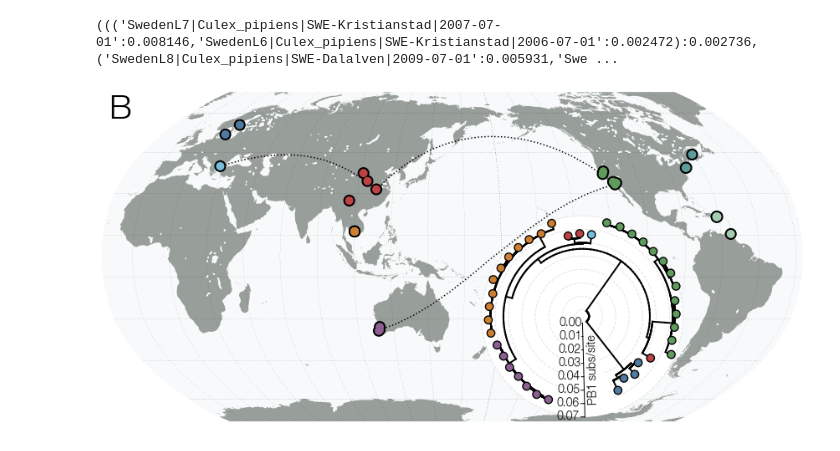
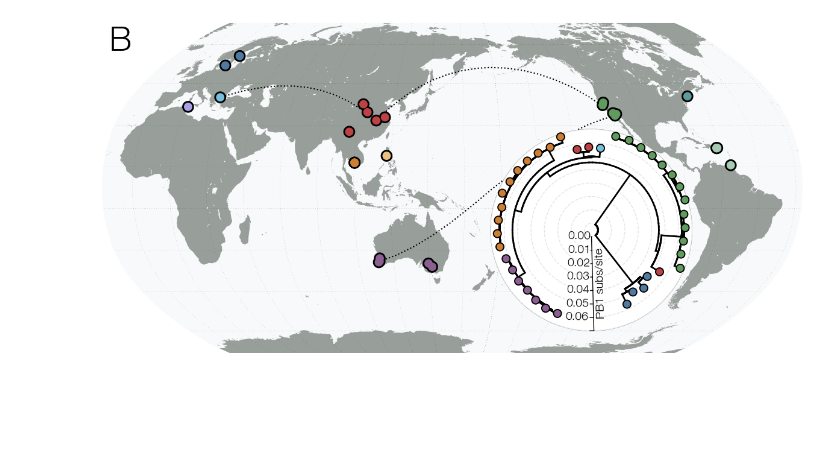
Before and after one commit to evogytis/orthomyxo-metagenomics, a Jupyter notebook: scripts/fig-1-tracking.ipynb, the cells around one changed output. Saved outputs shown, nothing was run; the diff lists cells and outputs as text; code cells hidden in the pictures; blank space fills up the shorter version.

```diff
--- a/scripts/fig-1-tracking.ipynb
+++ b/scripts/fig-1-tracking.ipynb
@@ -311,0 +382,8 @@ seg7 hypothetical
+# %%
+h=[14.268,28.342]
+mr=bt.decimalDate('2019-06-11')
+
+print(hpd(spread_dates,0.95))
+print(28.342-14.268)
+print(2007.2093489623587-1996.6529509849881)
+print([mr-i for i in h])
@@ -352,9 +435,13 @@ def polar_transform(ax,tree,circStart=0.0,circFrac=1.0,inwardSpace=0.0,precision
         x=normaliseHeight(i+inwardSpace) ## tick position
         ax.plot(np.sin(y_line)*x,np.cos(y_line)*x,color='k',lw=1) ## plot tick
 
-        ax.plot(np.sin(np.linspace(y0,y0+circ+(circ_s-y0),100))*x,np.cos(np.linspace(y0,y0+circ+(circ_s-y0),100))*x,color='lightgrey',ls='--',alpha=0.6,lw=1,zorder=0) ## plot faint full circle for labelled ticks
+        ax.plot(np.sin(np.linspace(-np.pi,np.pi,100))*x,np.cos(np.linspace(-np.pi,np.pi,100))*x,color='lightgrey',ls='--',alpha=0.6,lw=1,zorder=1) ## plot faint full circle for labelled ticks
 
-        ax.text(np.sin(y_line[-1]+w*0.4)*x,np.cos(y_line[-1]+w*0.4)*x,'%.2f'%(i),ha='right',va='center',size=14,rotation=-np.rad2deg(y_line[-1])+180,rotation_mode='anchor') ## add tick label
+        if i==0.07:
+            ax.plot(np.sin(np.linspace(-np.pi,np.pi,100))*x,np.cos(np.linspace(-np.pi,np.pi,100))*x,color='dimgrey',ls='-',alpha=1.0,lw=1,zorder=0) ## plot faint full circle for labelled ticks
+
+        if i<0.07:
+            ax.text(np.sin(y_line[-1]+w*0.4)*x,np.cos(y_line[-1]+w*0.4)*x,'%.2f'%(i),ha='right',va='center',size=14,rotation=-np.rad2deg(y_line[-1])+180,rotation_mode='anchor') ## add tick label
 
     #### scale bar label
     ax.text(np.sin(y0-0.06)*np.mean([x0,x1]),np.cos(y0-0.06)*np.mean([x0,x1]),'PB1 subs/site',size=14,ha='center',va='top',rotation=-np.rad2deg(y0)-90,rotation_mode='anchor')
@@ -426,23 +513,29 @@ tip_colours={'CHN': '#bc4244',
              'SWE-Kristianstad': '#517b9e',
              'SWE-Dalalven': '#517b9e',
              'USA-CA': '#609b5e',
-             'USA-NJ': '#5e9b9b',
+#              'USA-NJ': '#5e9b9b',
+             'USA-CT': '#5e9b9b',
              'AUS': '#8b5f92',
              'KHM': '#cc7f33',
              'GRC': '#77BEDB',
              'PRI': '#A5CCB2',
-             'TTO': '#A5CCB2'}
+             'TTO': '#A5CCB2',
+             'TUN': '#aaa0e8',
+             'PHL': '#ebc180'}
 
 sampling_locations={'USA-CA': [(37.55697,-122.07938),(32.7962659,-116.9594824),(33.954615,-117.693828),(33.516797,-116.082468),(38.739939,-121.305636)],
-                    'USA-NJ': [(40.4417743,-74.1298643),(46.498390,-66.159668),(40.3806901,-74.5316938)],
-                    'CHN': [(30.592800, 114.305500),(34.341568,108.940178),(37.987057, 106.030434),(25.483,100.583)],
-                    'AUS': [(-33.305752, 115.697355),(-33.653504, 115.224000),(-31.905945, 115.973327)],
+#                     'USA-NJ': [(40.4417743,-74.1298643),(46.498390,-66.159668),(40.3806901,-74.5316938)],
+                    'USA-CT': [(41.599998, -72.699997)],
+                    'CHN': [(30.592800, 114.305500),(34.341568,108.940178),(37.987057, 106.030434),(25.483,100.583), (32.05, 118.78)],
+                    'AUS': [(-33.305752, 115.697355),(-33.653504, 115.224000),(-31.905945, 115.973327), (-35.724582672, 144.084854125), (-34.206841, 142.13649)],
                     'KHM': [(11.472294,104.543647), (11.470297,104.534118), (11.470745,104.528648), (11.46812,104.536349), (11.465822,104.529616)],
                     'SWE-Dalalven': [(60.641667, 17.450000)],
                     'SWE-Kristianstad': [(56.029400, 14.156700)],
                     'GRC': [(41.129500, 24.887700)],
                     'PRI': [(18.201300, -67.145200),(18.050000, -67.059300),(18.080700, -67.041100),(18.162778, -66.722222)],
-                    'TTO': [(10.3190467,-61.1301249)]}
+                    'TTO': [(10.3190467,-61.1301249)],
+                    'TUN': [(36.803817, 9.9424)],
+                    'PHL': [(14.5995124, 120.9842195)]}
 
 
 def geoDistribution(ax,ll):
@@ -531,41 +624,43 @@ def geoDistribution(ax,ll):
     h=0.245
     w=0.245
 
-    ax2=fig.add_axes([0.534, 0.132, w, h],facecolor='none',zorder=1000) ## add sub-axes
+#     ax2=fig.add_axes([0.534, 0.132, w, h],facecolor='none',zorder=1000) ## add sub-axes
+    ax2=fig.add_axes([0.544, 0.138, w, h],facecolor='none',zorder=1000) ## add sub-axes
 
     ax2.set_aspect(1)
     polar_transform(ax2,ll,circFrac=0.89,circStart=0.55,inwardSpace=0.005,precision=50) ## add tree
 
     [ax2.spines[loc].set_visible(False) for loc in ax2.spines] ## no spines for the plot
     ax2.set_xticks([])
     ax2.set_xticklabels([])
     ax2.set_yticks([])
     ax2.set_yticklabels([])
 
     return ax
 
 fig,ax = plt.subplots(figsize=(15,17),facecolor='w')
 gs = GridSpec(2,1,hspace=0.01,wspace=0.0)
 
 ortho=ccrs.Robinson(central_longitude=155) ## projection
 ax=plt.subplot(gs[1],projection=ortho,zorder=1000,facecolor='none')
 
-ll=bt.loadNewick('/Users/evogytis/Documents/manuscripts/wuhan6-phylodynamics/data/SFig3/PB1.newick')
+# ll=bt.loadNewick('/Users/evogytis/Documents/manuscripts/wuhan6-phylodynamics/data/SFig3/PB1.newick')
+ll=bt.loadNewick('/mnt/c/Users/evogytis/repos/orthomyxo-metagenomics/data/SFig3/PB1.newick')
+
 ll=ll.reduceTree([k for k in ll.getExternal() if k.is_leaf() and 'NJ' not in k.name]) ## remove sequences that aren't public yet
 ll.sortBranches(descending=True)
 
-print(ll.toString())
+# print(ll.toString())
 
 node=ll.getInternal(lambda k: len(k.leaves.intersection(set(['RR031V_019|Culex_quinquefasciatus|KHM|2019-06-10', 'RR0V31_013|Culex_quinquefasciatus|KHM|2019-06-04', 'RR031V_015|Culex_quinquefasciatus|KHM|2019-06-05', 'RR0V31_001|Culex_quinquefasciatus|KHM|2019-06-04', 'RR031V_003|Culex_quinquefasciatus|KHM|2019-06-05', 'mosWSX22048|Culex_australicus|AUS|2015-08-19', 'RR031V_011|Culex_quinquefasciatus|KHM|2019-06-10', 'RR031V_006|Culex_quinquefasciatus|KHM|2019-06-06', 'RR031V_008|Culex_quinquefasciatus|KHM|2019-06-07', 'mosWSB62413|Culex_quinquefasciatus|AUS|2015-08-19', 'mos191X19029|Culex_australicus|AUS|2015-09-15', 'RR031V_009|Culex_quinquefasciatus|KHM|2019-06-10', 'RR031V_022|Culex_quinquefasciatus|KHM|2019-06-11', 'RR031V_021|Culex_quinquefasciatus|KHM|2019-06-11', 'mosWSgb78233|Culex_globocoxitus|AUS|2015-08-19', 'mos172X49967|Culex_australicus|AUS|2015-09-07', 'mos191gb22262|Culex_globocoxitus|AUS|2015-09-15', 'mos172gb65361|Culex_globocoxitus|AUS|2015-09-07'])))==len(k.leaves)==18)[0] ## identify common ancestor of Cambodia & Australia clades
 node.children=node.children[::-1] ## rotate node
 ll.drawTree()
 
 geoDistribution(ax,ll) ## plot away
 
 plt.show()
 # %% [output]
-((('SwedenL7|Culex_pipiens|SWE-Kristianstad|2007-07-01':0.008146,'SwedenL6|Culex_pipiens|SWE-Kristianstad|2006-07-01':0.002472):0.002736,('SwedenL8|Culex_pipiens|SWE-Dalalven|2009-07-01':0.005931,'Swe ...
-[figure, old version]
+[figure, new version]
 # %%
 fig,ax = plt.subplots(figsize=(15,17),facecolor='w')
 
```
Also changed, not shown: parts of 8 cells of this notebook, 4 other files.
